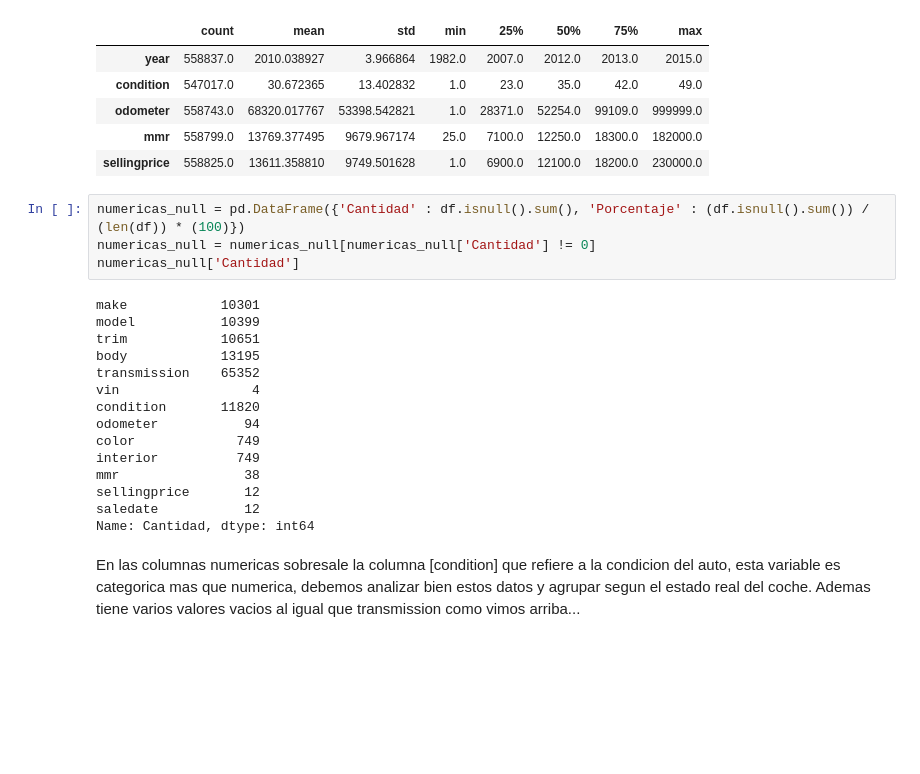
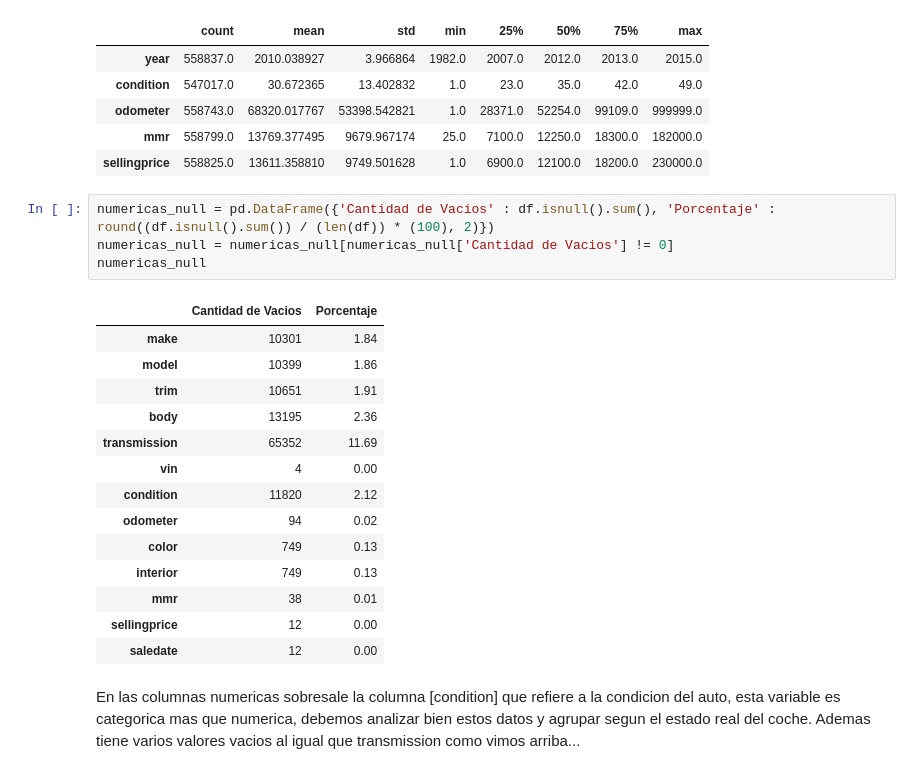
Before and after one commit to maxidom99/DataScience-CoderHouse, a Jupyter notebook: ParteI_Modulo2.ipynb, the cells around one changed output. Cells and saved outputs as stored; diff of their text form; blank space fills up the shorter version.

```diff
--- a/ProyectoDS_ParteI_Dominguez.ipynb
+++ b/ParteI_Modulo2.ipynb
@@ -112,24 +129,24 @@ df.describe().T
 | mmr | 558799.0 | 13769.377495 | 9679.967174 | 25.0 | 7100.0 | 12250.0 | 18300.0 | 182000.0 |
 | sellingprice | 558825.0 | 13611.358810 | 9749.501628 | 1.0 | 6900.0 | 12100.0 | 18200.0 | 230000.0 |
 # %%
-numericas_null = pd.DataFrame({'Cantidad' : df.isnull().sum(), 'Porcentaje' : (df.isnull().sum()) / (len(df)) * (100)})
-numericas_null = numericas_null[numericas_null['Cantidad'] != 0]
-numericas_null['Cantidad']
+numericas_null = pd.DataFrame({'Cantidad de Vacios' : df.isnull().sum(), 'Porcentaje' : round((df.isnull().sum()) / (len(df)) * (100), 2)})
+numericas_null = numericas_null[numericas_null['Cantidad de Vacios'] != 0]
+numericas_null
 # %% [output]
-make            10301
-model           10399
-trim            10651
-body            13195
-transmission    65352
-vin                 4
-condition       11820
-odometer           94
-color             749
-interior          749
-mmr                38
-sellingprice       12
-saledate           12
-Name: Cantidad, dtype: int64
+|  | Cantidad de Vacios | Porcentaje |
+| make | 10301 | 1.84 |
+| model | 10399 | 1.86 |
+| trim | 10651 | 1.91 |
+| body | 13195 | 2.36 |
+| transmission | 65352 | 11.69 |
+| vin | 4 | 0.00 |
+| condition | 11820 | 2.12 |
+| odometer | 94 | 0.02 |
+| color | 749 | 0.13 |
+| interior | 749 | 0.13 |
+| mmr | 38 | 0.01 |
+| sellingprice | 12 | 0.00 |
+| saledate | 12 | 0.00 |
 # %% [markdown]
 En las columnas numericas sobresale la columna [condition] que refiere a la condicion del auto, esta variable es categorica mas que numerica, debemos analizar bien estos datos y agrupar segun el estado real del coche.
 Ademas tiene varios valores vacios al igual que transmission como vimos arriba...
```
Also changed, not shown: parts of 43 cells of this notebook, 3 other files.
